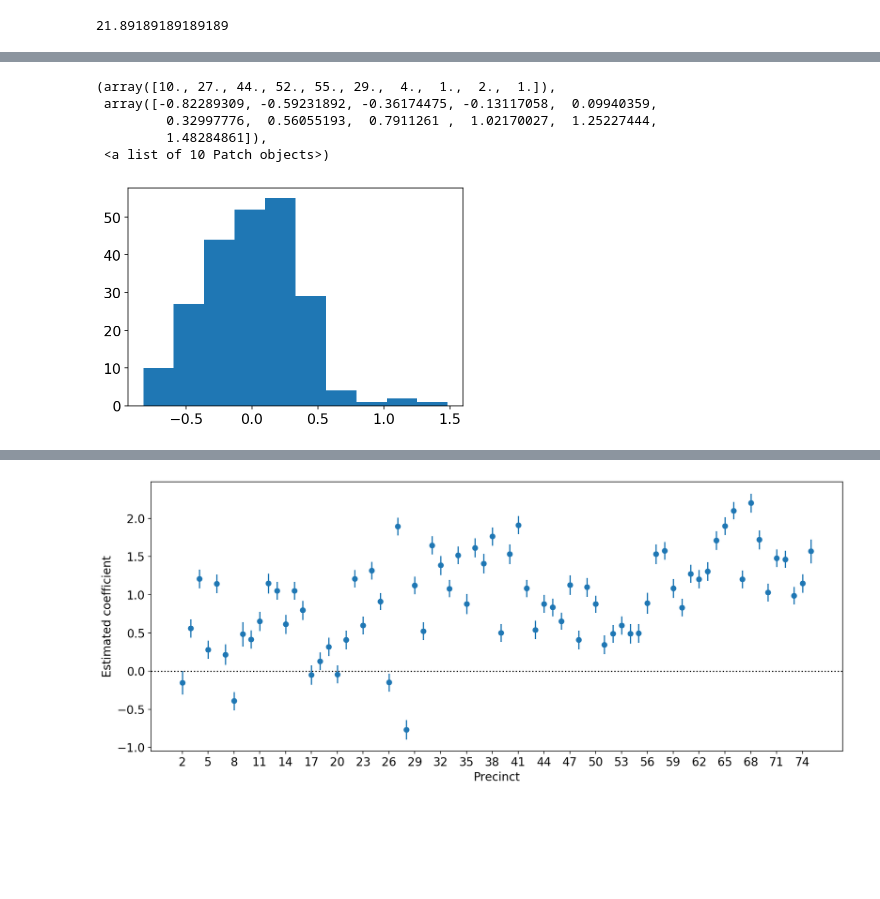
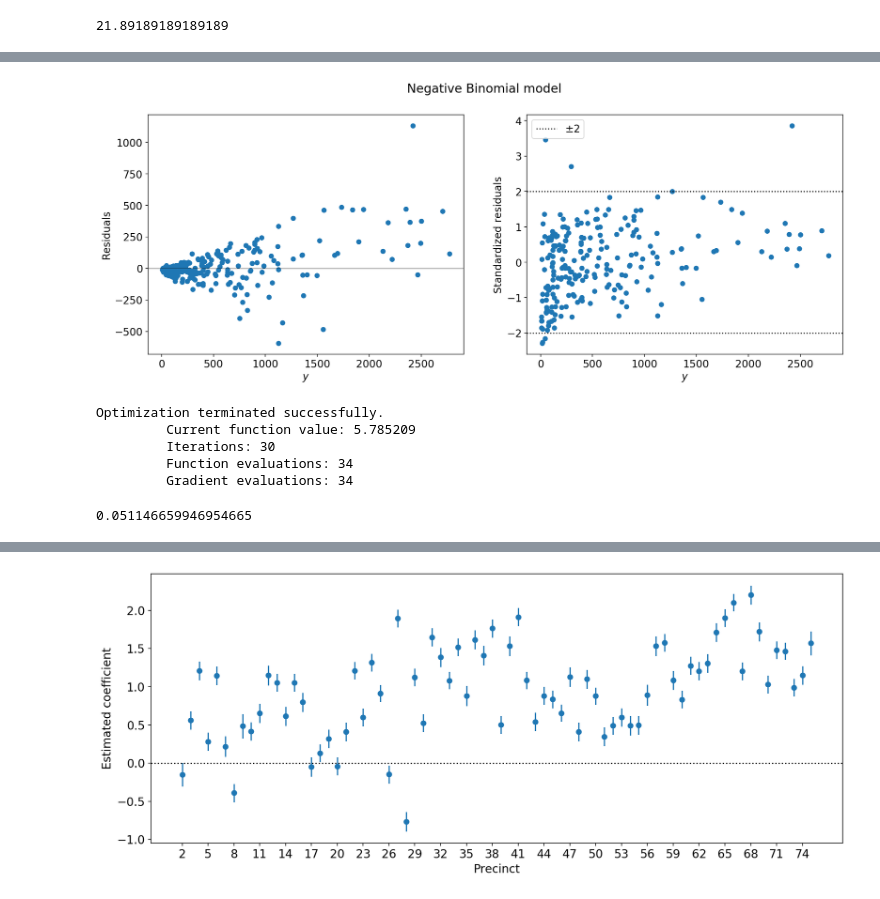
Before and after one commit to omarfsosa/omarfsosa.github.io, a Jupyter notebook: notebooks/police_stops.ipynb, the cells around one changed output, grey strips where cells are left out. Saved outputs shown, nothing was run; the diff lists cells and outputs as text; code cells hidden in the pictures; blank space fills up the shorter version.

```diff
--- a/notebooks/police_stops.ipynb
+++ b/notebooks/police_stops.ipynb
@@ -233,9 +276,16 @@ result_with_ethnicity_and_precinct.pearson_chi2 / result_with_ethnicity_and_prec
-# %%
-plt.hist(result_with_ethnicity_and_precinct.resid_pearson)
-# %% [output]
-(array([10., 27., 44., 52., 55., 29.,  4.,  1.,  2.,  1.]),
- array([-0.82289309, -0.59231892, -0.36174475, -0.13117058,  0.09940359,
-         0.32997776,  0.56055193,  0.7911261 ,  1.02170027,  1.25227444,
-         1.48284861]),
- <a list of 10 Patch objects>)
-[figure, removed]
+# %%
+f, axes = plt.subplots(1, 2, figsize=(17, 6))
+f.suptitle("Negative Binomial model")
+axes[0].plot(y, result_with_ethnicity_and_precinct.resid_response, 'o')
+axes[0].axhline(y=0, color='black', linewidth=0.5)
+axes[0].set_ylabel("Residuals")
+axes[0].set_xlabel("$y$")
+axes[1].plot(y, result_with_ethnicity_and_precinct.resid_pearson, 'o')
+axes[1].axhline(y=-2, linestyle=':', color='black', label='$\pm 2$')
+axes[1].axhline(y=+2, linestyle=':', color='black')
+axes[1].set_ylabel("Standardized residuals")
+axes[1].set_xlabel("$y$")
+plt.legend()
+plt.show()
+# %% [output]
+[figure, added]
@@ -241,0 +303,12 @@ plt.hist(result_with_ethnicity_and_precinct.resid_pearson)
+# %%
+result = nb.fit()
+# %% [output]
+Optimization terminated successfully.
+         Current function value: 5.785209
+         Iterations: 30
+         Function evaluations: 34
+         Gradient evaluations: 34
+# %%
+result.params.alpha
+# %% [output]
+0.051146659946954665
```
Also changed, not shown: parts of 44 cells of this notebook, 3 other files.
